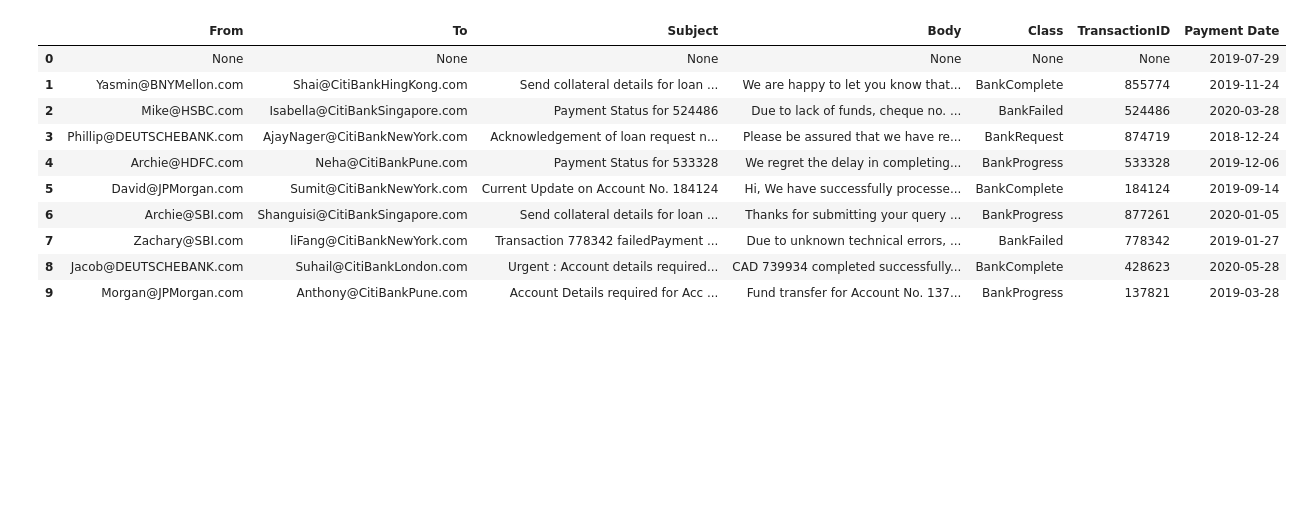
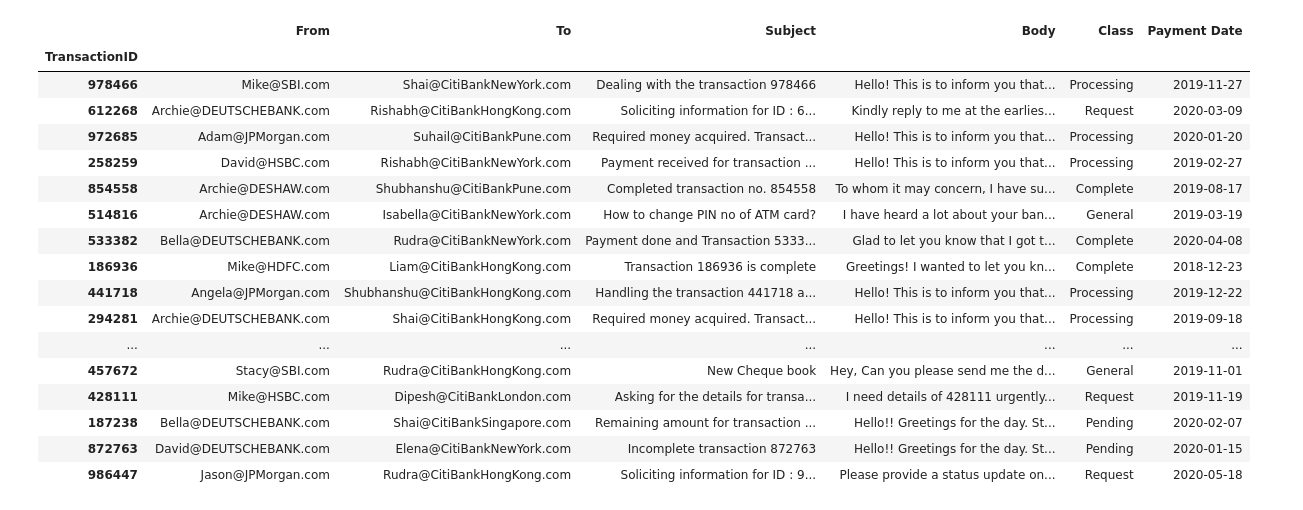
Before and after one commit to ahelii16/SmartEmailTracker, a Jupyter notebook: EmailDataSet.ipynb, the cells around one changed output. Drawn from its saved outputs; the diff is of its cells as text; code cells hidden in the pictures; blank space fills up the shorter version.

Commit message:
Modified code completely to assign different classes

```diff
--- a/EmailDataSet.ipynb
+++ b/EmailDataSet.ipynb
@@ -78,6 +76,6 @@ for i in range(len(name1)):
 # %%
 #final code for dataset generation form Client side
-for i in range(len(From1)):
+""""for i in range(len(From1)):
             for j in range(len(To2)):
                 for k in range(11):
                     temp=numgen(6)
@@ -106,9 +104,20 @@ for i in range(len(From1)):
                             s5='ClientStatus'
                             break
                     m=[s1,s2,s3,s4,s5,temp]
-                    data2.append(m)
+                    data2.append(m)"""
+# %%
+for i in range(10000):
+    client_email = random.choice(clientName) + random.choice(fromClient)
+    citi_email = random.choice(citiName) + random.choice(toCiti)
+    ID = numgen(6)
+    class_ = random.choice(classes)
+    subject = subjectGenerator(class_,str(ID))
+    body = bodyGenerator(class_,str(ID))
+    row = [client_email, citi_email, subject, body, class_, ID]
+    dataset.append(row)
 # %%
-df = pd.DataFrame(data2, columns = ['From', 'To','Subject','Body','Class','TransactionID'])
+df = pd.DataFrame(dataset, columns = ['From', 'To','Subject','Body','Class','TransactionID'])
+df.set_index('TransactionID', inplace = True)
 # %%
 df.head(20)
 # %% [output]
@@ -137,21 +147,28 @@ end_date = datetime.date(2020, 5, 31)
 
 time_between_dates = end_date - start_date
 days_between_dates = time_between_dates.days
-date_column_data = [start_date + datetime.timedelta(days=random.randrange(days_between_dates)) for i in range(len(data2))]
+date_column_data = [start_date + datetime.timedelta(days=random.randrange(days_between_dates)) for i in range(len(dataset))]
 #print(date_column_data)
 # %%
 df['Payment Date'] = date_column_data
 # %%
-df.head(10)
+df.head(20)
 # %% [output]
-|  | From | To | Subject | Body | Class | TransactionID | Payment Date |
-| 0 | None | None | None | None | None | None | 2019-07-29 |
-| 1 | Yasmin@BNYMellon.com | Shai@CitiBankHingKong.com | Send collateral details for loan ... | We are happy to let you know that... | BankComplete | 855774 | 2019-11-24 |
-| 2 | Mike@HSBC.com | Isabella@CitiBankSingapore.com | Payment Status for 524486 | Due to lack of funds, cheque no. ... | BankFailed | 524486 | 2020-03-28 |
-| 3 | Phillip@DEUTSCHEBANK.com | AjayNager@CitiBankNewYork.com | Acknowledgement of loan request n... | Please be assured that we have re... | BankRequest | 874719 | 2018-12-24 |
-| 4 | Archie@HDFC.com | Neha@CitiBankPune.com | Payment Status for 533328 | We regret the delay in completing... | BankProgress | 533328 | 2019-12-06 |
-| 5 | David@JPMorgan.com | Sumit@CitiBankNewYork.com | Current Update on Account No. 184124 | Hi, We have successfully processe... | BankComplete | 184124 | 2019-09-14 |
-| 6 | Archie@SBI.com | Shanguisi@CitiBankSingapore.com | Send collateral details for loan ... | Thanks for submitting your query ... | BankProgress | 877261 | 2020-01-05 |
-| 7 | Zachary@SBI.com | liFang@CitiBankNewYork.com | Transaction 778342 failedPayment ... | Due to unknown technical errors, ... | BankFailed | 778342 | 2019-01-27 |
-| 8 | Jacob@DEUTSCHEBANK.com | Suhail@CitiBankLondon.com | Urgent : Account details required... | CAD 739934 completed successfully... | BankComplete | 428623 | 2020-05-28 |
-| 9 | Morgan@JPMorgan.com | Anthony@CitiBankPune.com | Account Details required for Acc ... | Fund transfer for Account No. 137... | BankProgress | 137821 | 2019-03-28 |
+|  | From | To | Subject | Body | Class | Payment Date |
+| TransactionID |  |  |  |  |  |  |
+| 978466 | Mike@SBI.com | Shai@CitiBankNewYork.com | Dealing with the transaction 978466 | Hello! This is to inform you that... | Processing | 2019-11-27 |
+| 612268 | Archie@DEUTSCHEBANK.com | Rishabh@CitiBankHongKong.com | Soliciting information for ID : 6... | Kindly reply to me at the earlies... | Request | 2020-03-09 |
+| 972685 | Adam@JPMorgan.com | Suhail@CitiBankPune.com | Required money acquired. Transact... | Hello! This is to inform you that... | Processing | 2020-01-20 |
+| 258259 | David@HSBC.com | Rishabh@CitiBankNewYork.com | Payment received for transaction ... | Hello! This is to inform you that... | Processing | 2019-02-27 |
+| 854558 | Archie@DESHAW.com | Shubhanshu@CitiBankPune.com | Completed transaction no. 854558 | To whom it may concern, I have su... | Complete | 2019-08-17 |
+| 514816 | Archie@DESHAW.com | Isabella@CitiBankNewYork.com | How to change PIN no of ATM card? | I have heard a lot about your ban... | General | 2019-03-19 |
+| 533382 | Bella@DEUTSCHEBANK.com | Rudra@CitiBankNewYork.com | Payment done and Transaction 5333... | Glad to let you know that I got t... | Complete | 2020-04-08 |
+| 186936 | Mike@HDFC.com | Liam@CitiBankHongKong.com | Transaction 186936 is complete | Greetings! I wanted to let you kn... | Complete | 2018-12-23 |
+| 441718 | Angela@JPMorgan.com | Shubhanshu@CitiBankHongKong.com | Handling the transaction 441718 a... | Hello! This is to inform you that... | Processing | 2019-12-22 |
+| 294281 | Archie@DEUTSCHEBANK.com | Shai@CitiBankHongKong.com | Required money acquired. Transact... | Hello! This is to inform you that... | Processing | 2019-09-18 |
+| ... | ... | ... | ... | ... | ... | ... |
+| 457672 | Stacy@SBI.com | Rudra@CitiBankHongKong.com | New Cheque book | Hey, Can you please send me the d... | General | 2019-11-01 |
+| 428111 | Mike@HSBC.com | Dipesh@CitiBankLondon.com | Asking for the details for transa... | I need details of 428111 urgently... | Request | 2019-11-19 |
+| 187238 | Bella@DEUTSCHEBANK.com | Shai@CitiBankSingapore.com | Remaining amount for transaction ... | Hello!! Greetings for the day. St... | Pending | 2020-02-07 |
+| 872763 | David@DEUTSCHEBANK.com | Elena@CitiBankNewYork.com | Incomplete transaction 872763 | Hello!! Greetings for the day. St... | Pending | 2020-01-15 |
+| 986447 | Jason@JPMorgan.com | Rudra@CitiBankHongKong.com | Soliciting information for ID : 9... | Please provide a status update on... | Request | 2020-05-18 |
```
Also changed, not shown: parts of 14 cells of this notebook, 1 other file.
